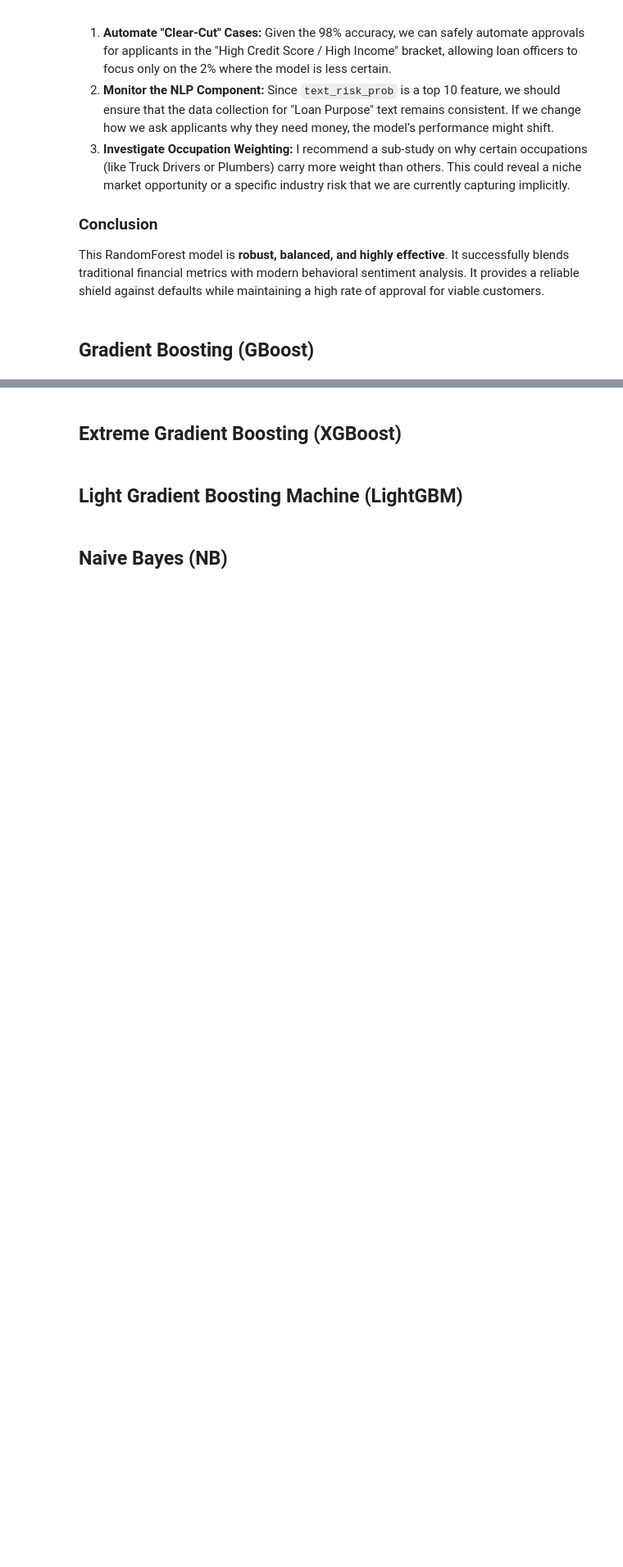
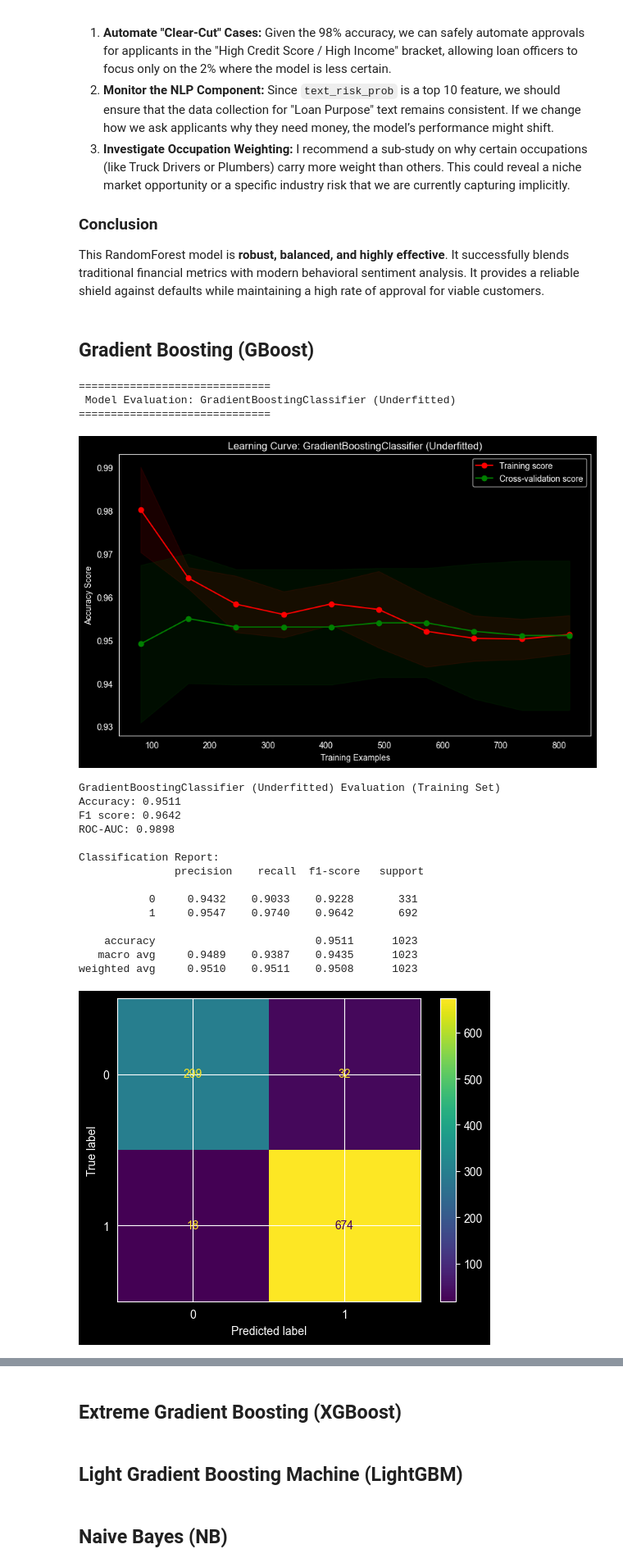
Before and after one commit to hazhalim/dmw-group-project, a Jupyter notebook: WIE3007_Group_Project_Group_11.ipynb, the cells around one changed output, grey strips where cells are left out. Shown at 82% size. Saved outputs shown, nothing was run; the diff lists cells and outputs as text; code cells hidden in the pictures; blank space fills up the shorter version.

Commit message:
Added model evaluation for Gradient Boosting

```diff
--- a/WIE3007_Group_Project_Group_11.ipynb
+++ b/WIE3007_Group_Project_Group_11.ipynb
@@ -1518,3 +1518,25 @@ Titles like **"Project Manager," "Director," and "Doctor"** have near-zero impor
 This RandomForest model is **robust, balanced, and highly effective**. It successfully blends traditional financial metrics with modern behavioral sentiment analysis. It provides a reliable shield against defaults while maintaining a high rate of approval for viable customers.
 # %% [markdown]
 ## **Gradient Boosting (GBoost)**
+# %%
+run_model_suite(underfit_gb, overfit_gb, best_gb, X_train_scaled, X_test_scaled, y_train, y_test, "GradientBoostingClassifier")
+# %% [output]
+==============================
+ Model Evaluation: GradientBoostingClassifier (Underfitted)
+==============================
+[figure, added]
+GradientBoostingClassifier (Underfitted) Evaluation (Training Set)
+Accuracy: 0.9511
+F1 score: 0.9642
+ROC-AUC: 0.9898
+
+Classification Report:
+               precision    recall  f1-score   support
+
+           0     0.9432    0.9033    0.9228       331
+           1     0.9547    0.9740    0.9642       692
+
+    accuracy                         0.9511      1023
+   macro avg     0.9489    0.9387    0.9435      1023
+weighted avg     0.9510    0.9511    0.9508      1023
+[figure, added]
```
Also changed, not shown: parts of 2 cells of this notebook.
